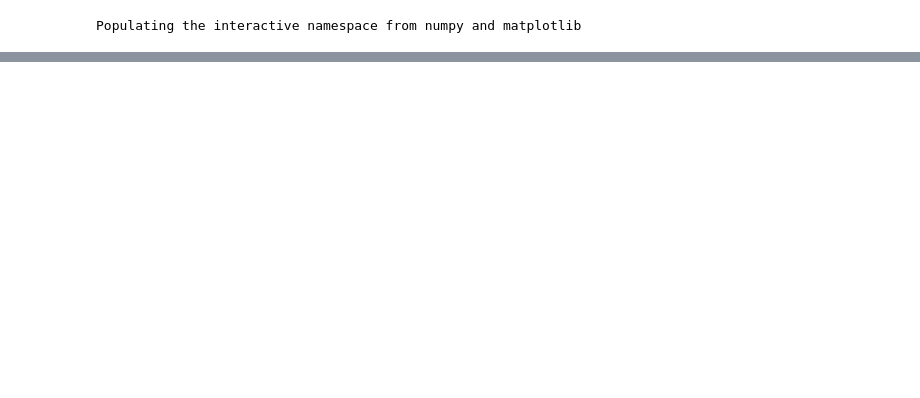
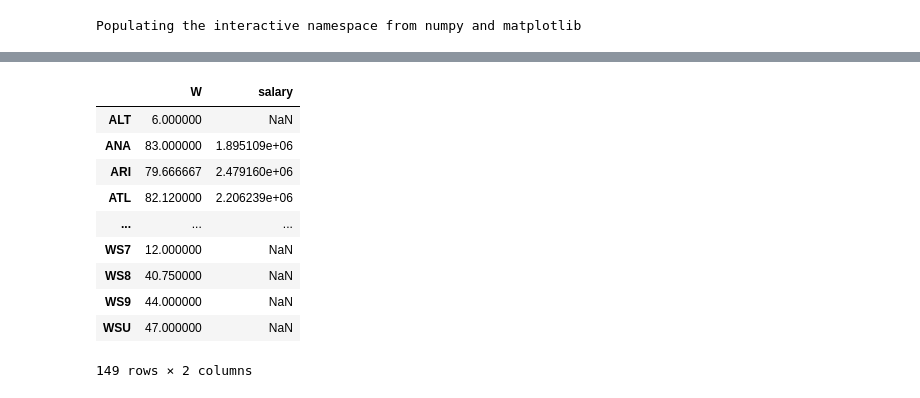
Before and after one commit to bonamprabhu/baseball-statistics, a Jupyter notebook: baseball-statistics.ipynb, the cells around one changed output, grey strips where cells are left out. Drawn from its saved outputs; the diff is of its cells as text; code cells hidden in the pictures; blank space fills up the shorter version.

```diff
--- a/baseball-statistics.ipynb
+++ b/baseball-statistics.ipynb
@@ -54,6 +17,0 @@ memory usage: 999.1+ KB
-# %%
-pd.set_option('display.float_format', lambda x: '%.2f' % x)
-team_stats = pd.concat([teams.drop(['yearID','Rank'], axis=1).groupby('teamID').mean(), \
-                        salaries.groupby('teamID').mean()['salary']], axis=1)
-#team_stats['teamID'] = team_stats.pop('index')
-team_stats.info()
@@ -150,0 +18,8 @@ p3 = sns.jointplot(data=team_stats, x='R', y='W', kind='reg', \
+# %%
+def read_csv(filename):
+    path = './baseballdatabank-master/core/'
+    data = pd.read_csv(path + filename, sep=',', keep_default_na=False, na_values=[''])
+    print filename, 'has', data.shape[0], 'rows and', data.shape[1], 'columns'
+    return data
+# %%
+teams = read_csv('Teams.csv')
@@ -150,0 +48,2 @@ p3 = sns.jointplot(data=team_stats, x='R', y='W', kind='reg', \
+# %%
+salaries = read_csv('Salaries.csv')
@@ -150,0 +65,17 @@ p3 = sns.jointplot(data=team_stats, x='R', y='W', kind='reg', \
+# %%
+avg_yearly_salary = salaries.groupby('teamID').mean()['salary']
+avg_yearly_wins = teams.groupby('teamID').mean()['W']
+wins_vs_salary = pd.concat([avg_yearly_wins, avg_yearly_salary], axis=1)
+wins_vs_salary
+# %% [output]
+|  | W | salary |
+| ALT | 6.000000 | NaN |
+| ANA | 83.000000 | 1.895109e+06 |
+| ARI | 79.666667 | 2.479160e+06 |
+| ATL | 82.120000 | 2.206239e+06 |
+| ... | ... | ... |
+| WS7 | 12.000000 | NaN |
+| WS8 | 40.750000 | NaN |
+| WS9 | 44.000000 | NaN |
+| WSU | 47.000000 | NaN |
+149 rows × 2 columns
```
Also changed, not shown: parts of 27 cells of this notebook, 1 other file.
